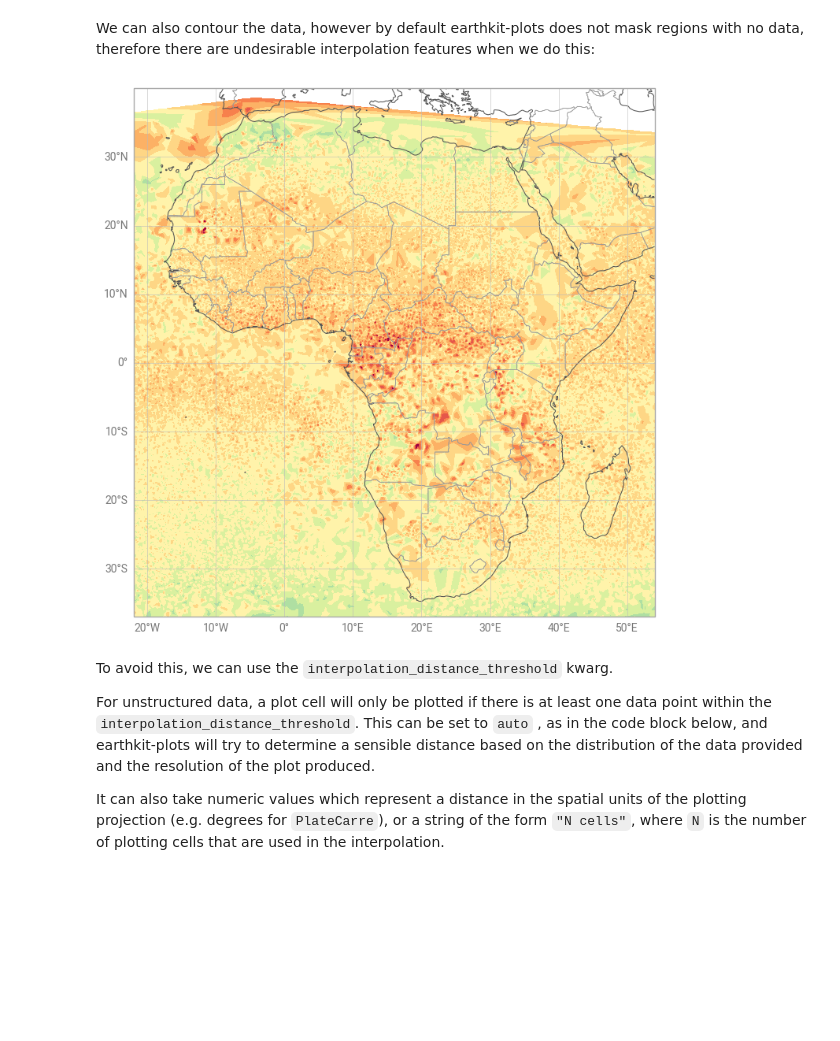
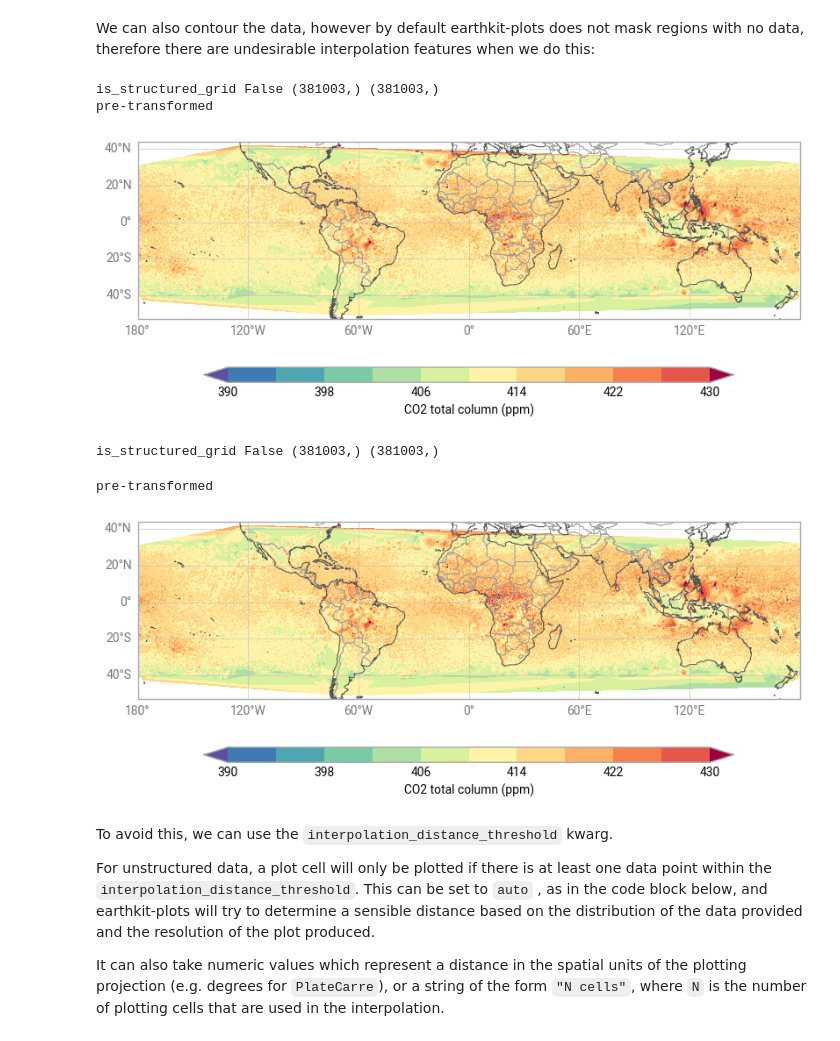
Before and after one commit to ecmwf/earthkit-plots, a Jupyter notebook: docs/examples/unstructured_data.ipynb, the cells around one changed output. Cells and saved outputs as stored; diff of their text form; code cells hidden in the pictures; blank space fills up the shorter version.

```diff
--- a/docs/examples/unstructured_data.ipynb
+++ b/docs/examples/unstructured_data.ipynb
@@ -129,13 +129,14 @@ chart.show()
 # %% [markdown]
 We can also contour the data, however by default earthkit-plots does not mask regions with no data, therefore there are undesirable interpolation features when we do this:
 # %%
-chart = earthkit.plots.Map(domain="Africa")
+chart = earthkit.plots.Map() # domain="Africa")
 
 chart.contourf(
     z = data_xr.co2.values,
     x = data_xr.longitude.values,
     y = data_xr.latitude.values,
-    style=STYLE
+    style=STYLE,
+    interpolate=dict(target_resolution=0.25),
 )
 
 chart.coastlines()
@@ -145,8 +146,49 @@ chart.gridlines()
 chart.legend(label="CO2 total column (ppm)")
 
 chart.show()
-# %% [output]
-[figure, removed]
+# %%
+chart = earthkit.plots.Map() # domain="Africa")
+
+chart.contourf(
+    z = data_xr.co2.values,
+    x = data_xr.longitude.values,
+    y = data_xr.latitude.values,
+    style=STYLE,
+    interpolate=dict(target_shape=1000),
+)
+
+chart.coastlines()
+chart.borders()
+chart.gridlines()
+
+chart.legend(label="CO2 total column (ppm)")
+
+chart.show()
+# %% [output]
+is_structured_grid False (381003,) (381003,)
+pre-transformed
+[figure, added]
+# %%
+chart = earthkit.plots.Map() # domain="Africa")
+
+chart.contourf(
+    z = data_xr.co2.values,
+    x = data_xr.longitude.values,
+    y = data_xr.latitude.values,
+    style=STYLE,
+)
+
+chart.coastlines()
+chart.borders()
+chart.gridlines()
+
+chart.legend(label="CO2 total column (ppm)")
+
+chart.show()
+# %% [output]
+is_structured_grid False (381003,) (381003,)
+pre-transformed
+[figure, added]
 # %% [markdown]
 To avoid this, we can use the `interpolation_distance_threshold` kwarg.
 
```
Also changed, not shown: parts of 2 cells of this notebook.
